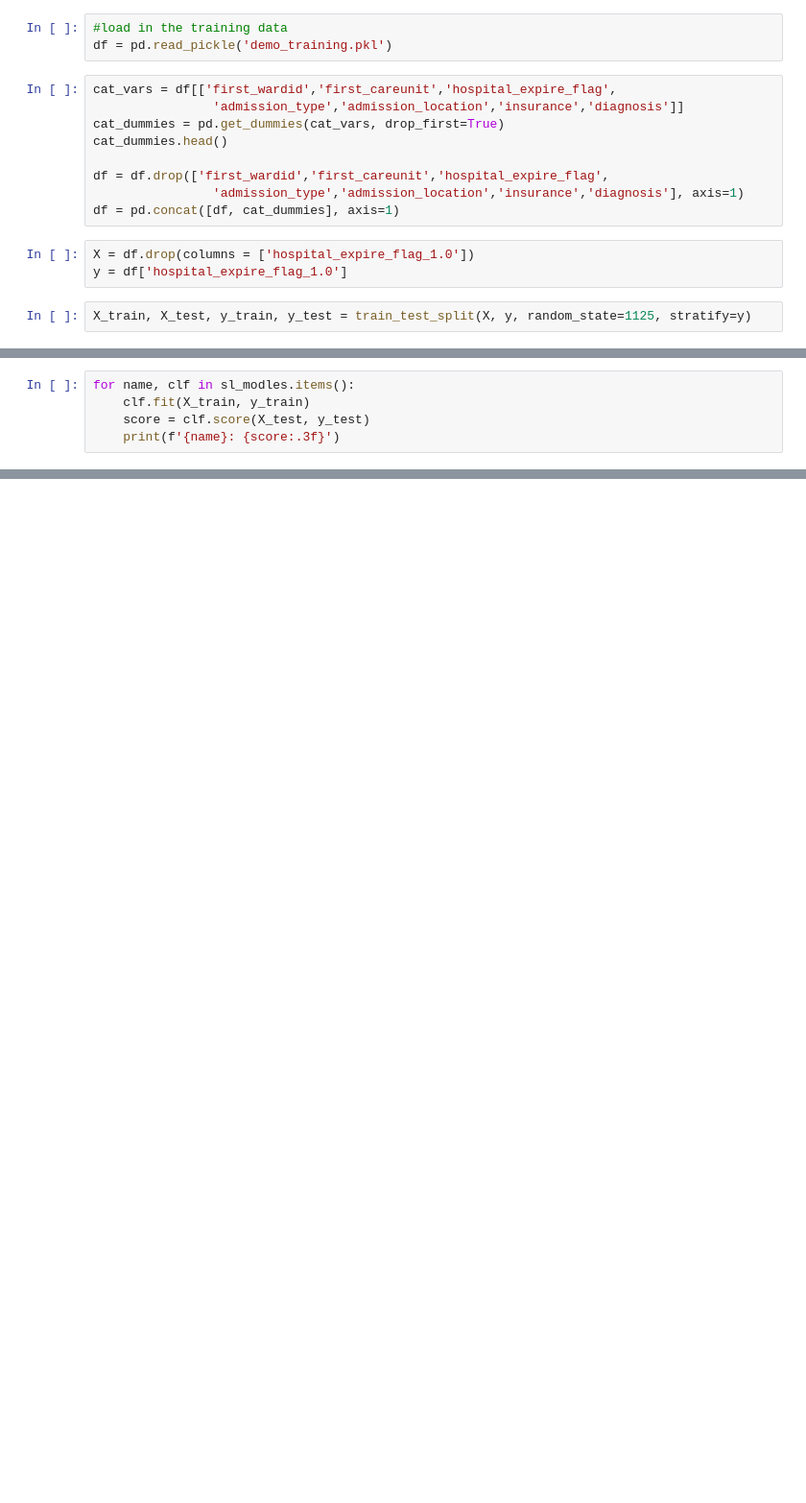
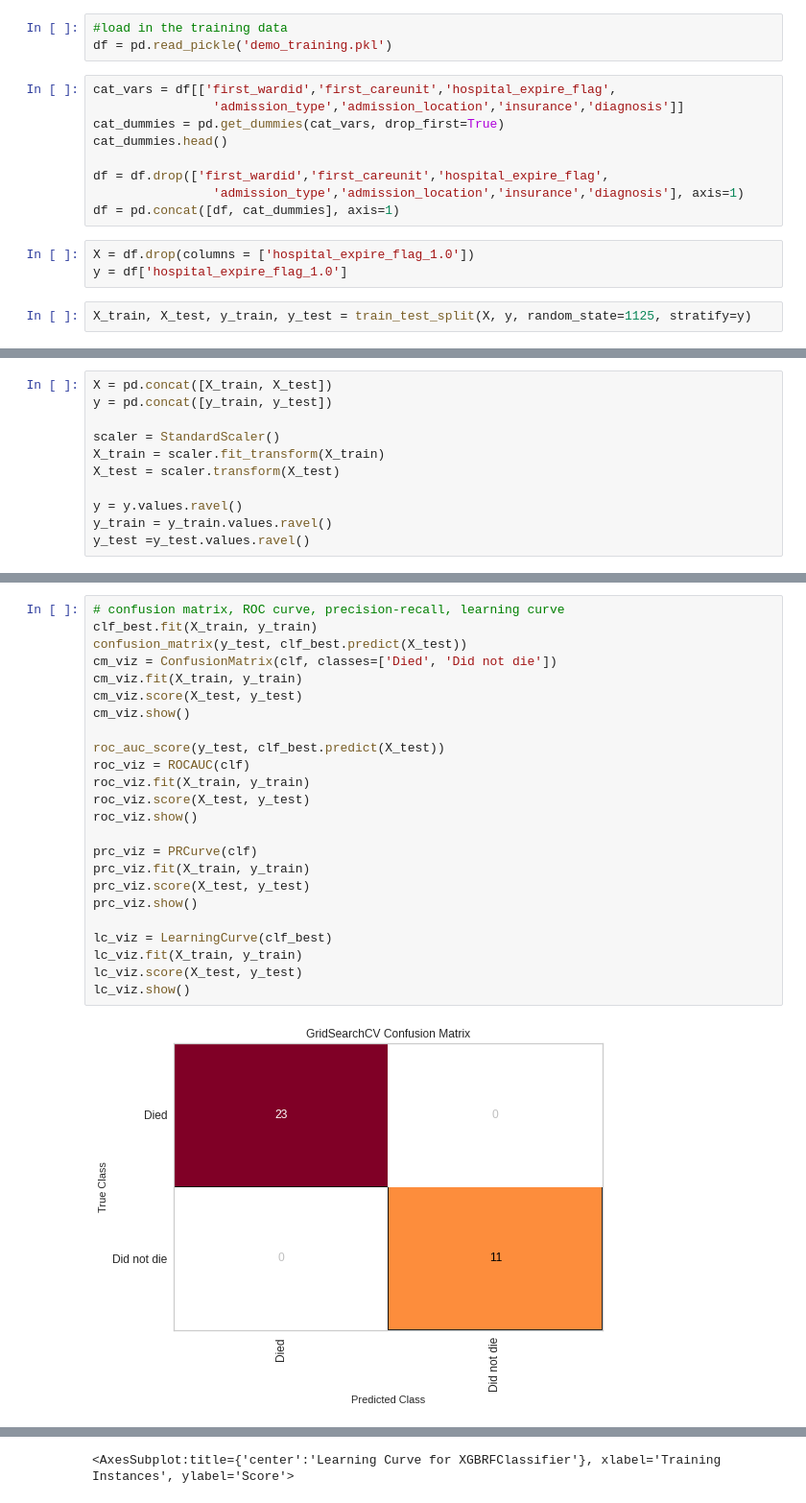
Before and after one commit to delashu/BIOS823_Project, a Jupyter notebook: scripts/modeling/baseline_modeling.ipynb, the cells around one changed output, grey strips where cells are left out. Shown: that part at 96% size. Saved outputs shown, nothing was run; the diff lists cells and outputs as text; blank space fills up the shorter version.

```diff
--- a/scripts/modeling/baseline_modeling.ipynb
+++ b/scripts/modeling/baseline_modeling.ipynb
@@ -39,3 +44,14 @@ X_test = scaler.transform(X_test)
+# %%
+X = pd.concat([X_train, X_test])
+y = pd.concat([y_train, y_test])
+
+scaler = StandardScaler()
+X_train = scaler.fit_transform(X_train)
+X_test = scaler.transform(X_test)
+
+y = y.values.ravel()
+y_train = y_train.values.ravel()
+y_test =y_test.values.ravel()
 # %%
 pd.Series(y_test).value_counts(normalize=True)
 # %% [output]
@@ -55,5 +76,0 @@ sl_modles = dict(
-# %%
-for name, clf in sl_modles.items():
-    clf.fit(X_train, y_train)
-    score = clf.score(X_test, y_test)
-    print(f'{name}: {score:.3f}')
@@ -67,0 +163,26 @@ xgb: 1.000
+# %%
+# confusion matrix, ROC curve, precision-recall, learning curve
+clf_best.fit(X_train, y_train)
+confusion_matrix(y_test, clf_best.predict(X_test))
+cm_viz = ConfusionMatrix(clf, classes=['Died', 'Did not die'])
+cm_viz.fit(X_train, y_train)
+cm_viz.score(X_test, y_test)
+cm_viz.show()
+
+roc_auc_score(y_test, clf_best.predict(X_test))
+roc_viz = ROCAUC(clf)
+roc_viz.fit(X_train, y_train)
+roc_viz.score(X_test, y_test)
+roc_viz.show()
+
+prc_viz = PRCurve(clf)
+prc_viz.fit(X_train, y_train)
+prc_viz.score(X_test, y_test)
+prc_viz.show()
+
+lc_viz = LearningCurve(clf_best)
+lc_viz.fit(X_train, y_train)
+lc_viz.score(X_test, y_test)
+lc_viz.show()
+# %% [output]
+[figure, added]
@@ -67,0 +192 @@ xgb: 1.000
+<AxesSubplot:title={'center':'Learning Curve for XGBRFClassifier'}, xlabel='Training Instances', ylabel='Score'>
```
Also changed, not shown: parts of 10 cells of this notebook.
